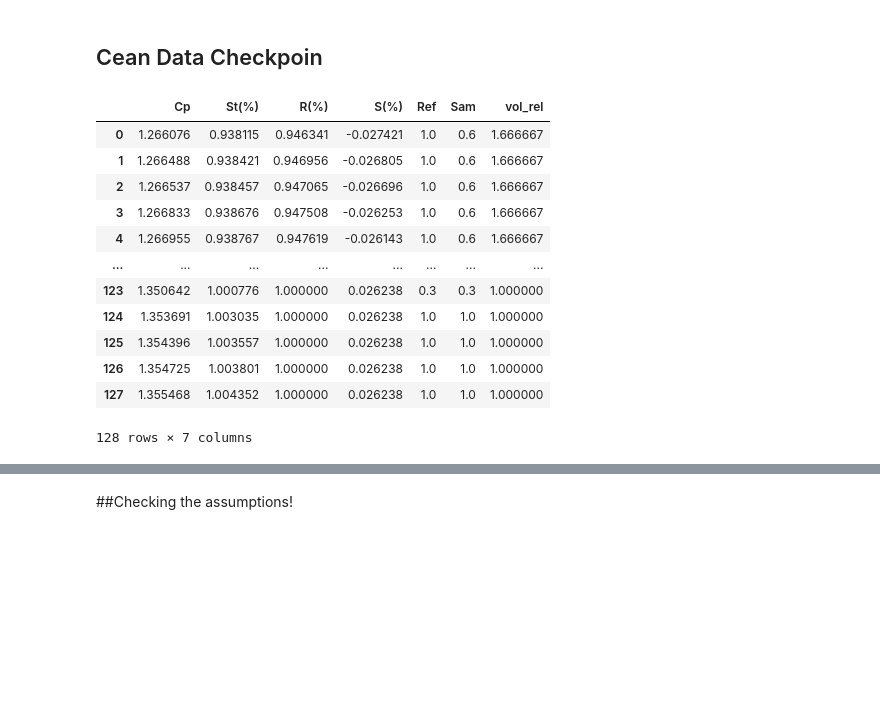
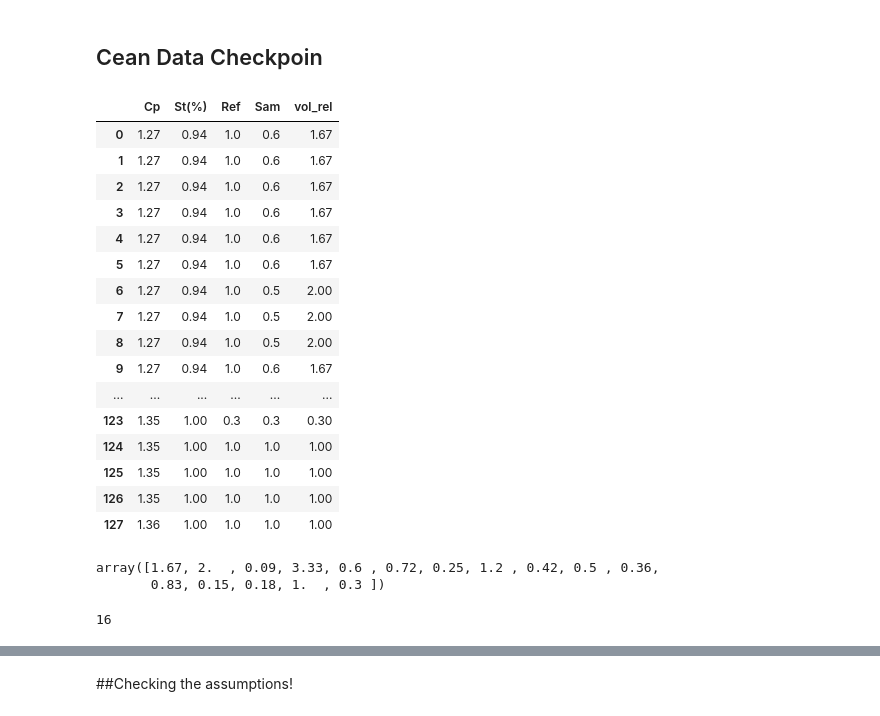
Before and after one commit to nirmalparmarphd/microDSC_error_prediction_ANN, a Jupyter notebook: data_prep.ipynb, the cells around one changed output, grey strips where cells are left out. Drawn from its saved outputs; the diff is of its cells as text; code cells hidden in the pictures; blank space fills up the shorter version.

```diff
--- a/data_prep.ipynb
+++ b/data_prep.ipynb
@@ -189,25 +203,46 @@ all_s_clm = pd.concat([s_clm, s_clm, s_clm, s_clm,s_clm, s_clm, s_clm, s_clm,],a
 ## Cean Data Checkpoin
 # %%
 # adding all columns
-cp_rt_data1 = pd.concat([cp_rt_data, cp_ref_err, cp_sam_err_cl, all_r_clm, all_s_clm], axis = 1, ignore_index=True)
-cp_rt_data1.columns = ['Cp','St(%)', 'R(%)', 'S(%)','Ref','Sam']
+cp_rt_data1 = pd.concat([cp_rt_data, all_r_clm, all_s_clm], axis = 1, ignore_index=True)
+cp_rt_data1.columns = ['Cp','St(%)','Ref','Sam']
 cp_clean_data = cp_rt_data1.copy() #DATA CHECKPOINT!
+# %%
+pd.set_option('display.max_rows', None)
+pd.set_option('display.max_columns', None)
+pd.set_option('display.width', None)
 # %%
-cp_clean_data['vol_rel'] = ((cp_clean_data['Ref'] / cp_clean_data['Sam']))
+R=cp_clean_data['Ref']
+S=cp_clean_data['Sam']
+
+cp_clean_data['vol_rel'] = ((R*R) / (S))
 cp_clean_data = cp_clean_data.sort_values('St(%)')
 cp_clean_data = cp_clean_data.reset_index(drop=True)
+cp_clean_data=np.round(cp_clean_data,2)
 cp_clean_data
 # %% [output]
-|  | Cp | St(%) | R(%) | S(%) | Ref | Sam | vol_rel |
-| 0 | 1.266076 | 0.938115 | 0.946341 | -0.027421 | 1.0 | 0.6 | 1.666667 |
-| 1 | 1.266488 | 0.938421 | 0.946956 | -0.026805 | 1.0 | 0.6 | 1.666667 |
-| 2 | 1.266537 | 0.938457 | 0.947065 | -0.026696 | 1.0 | 0.6 | 1.666667 |
-| 3 | 1.266833 | 0.938676 | 0.947508 | -0.026253 | 1.0 | 0.6 | 1.666667 |
-| 4 | 1.266955 | 0.938767 | 0.947619 | -0.026143 | 1.0 | 0.6 | 1.666667 |
-| ... | ... | ... | ... | ... | ... | ... | ... |
-| 123 | 1.350642 | 1.000776 | 1.000000 | 0.026238 | 0.3 | 0.3 | 1.000000 |
-| 124 | 1.353691 | 1.003035 | 1.000000 | 0.026238 | 1.0 | 1.0 | 1.000000 |
-| 125 | 1.354396 | 1.003557 | 1.000000 | 0.026238 | 1.0 | 1.0 | 1.000000 |
-| 126 | 1.354725 | 1.003801 | 1.000000 | 0.026238 | 1.0 | 1.0 | 1.000000 |
-| 127 | 1.355468 | 1.004352 | 1.000000 | 0.026238 | 1.0 | 1.0 | 1.000000 |
+|  | Cp | St(%) | Ref | Sam | vol_rel |
+| 0 | 1.27 | 0.94 | 1.0 | 0.6 | 1.67 |
+| 1 | 1.27 | 0.94 | 1.0 | 0.6 | 1.67 |
+| 2 | 1.27 | 0.94 | 1.0 | 0.6 | 1.67 |
+| 3 | 1.27 | 0.94 | 1.0 | 0.6 | 1.67 |
+| 4 | 1.27 | 0.94 | 1.0 | 0.6 | 1.67 |
+| 5 | 1.27 | 0.94 | 1.0 | 0.6 | 1.67 |
+| 6 | 1.27 | 0.94 | 1.0 | 0.5 | 2.00 |
+| 7 | 1.27 | 0.94 | 1.0 | 0.5 | 2.00 |
+| 8 | 1.27 | 0.94 | 1.0 | 0.5 | 2.00 |
+| 9 | 1.27 | 0.94 | 1.0 | 0.6 | 1.67 |
+| ... | ... | ... | ... | ... | ... |
+| 123 | 1.35 | 1.00 | 0.3 | 0.3 | 0.30 |
+| 124 | 1.35 | 1.00 | 1.0 | 1.0 | 1.00 |
+| 125 | 1.35 | 1.00 | 1.0 | 1.0 | 1.00 |
+| 126 | 1.35 | 1.00 | 1.0 | 1.0 | 1.00 |
+| 127 | 1.36 | 1.00 | 1.0 | 1.0 | 1.00 |
-128 rows × 7 columns
+# %%
+pd.unique(cp_clean_data['vol_rel'])
+# %% [output]
+array([1.67, 2.  , 0.09, 3.33, 0.6 , 0.72, 0.25, 1.2 , 0.42, 0.5 , 0.36,
+       0.83, 0.15, 0.18, 1.  , 0.3 ])
+# %%
+len(pd.unique(cp_clean_data['vol_rel']))
+# %% [output]
+16
```
Also changed, not shown: parts of 16 cells of this notebook, 4 other files.
